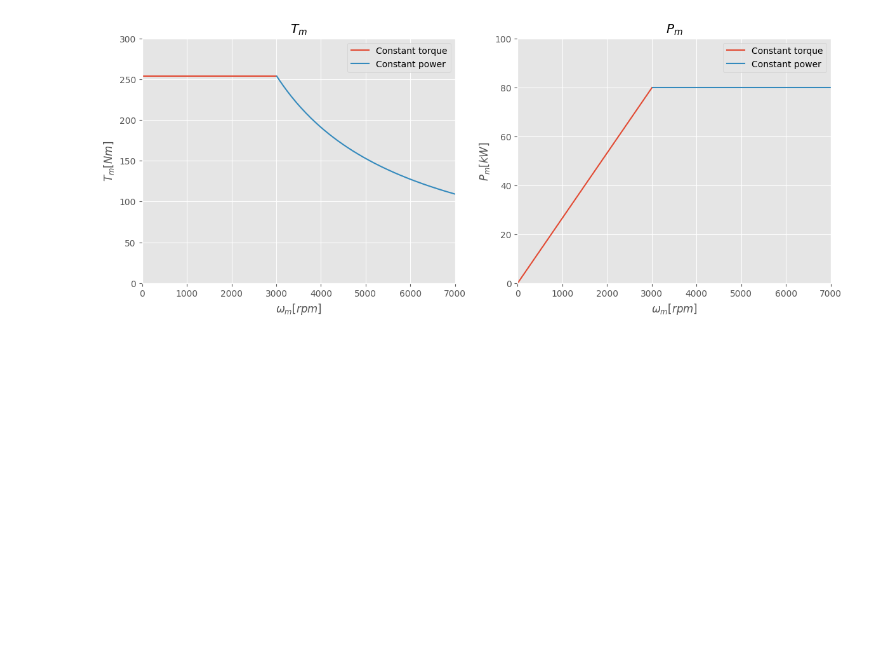
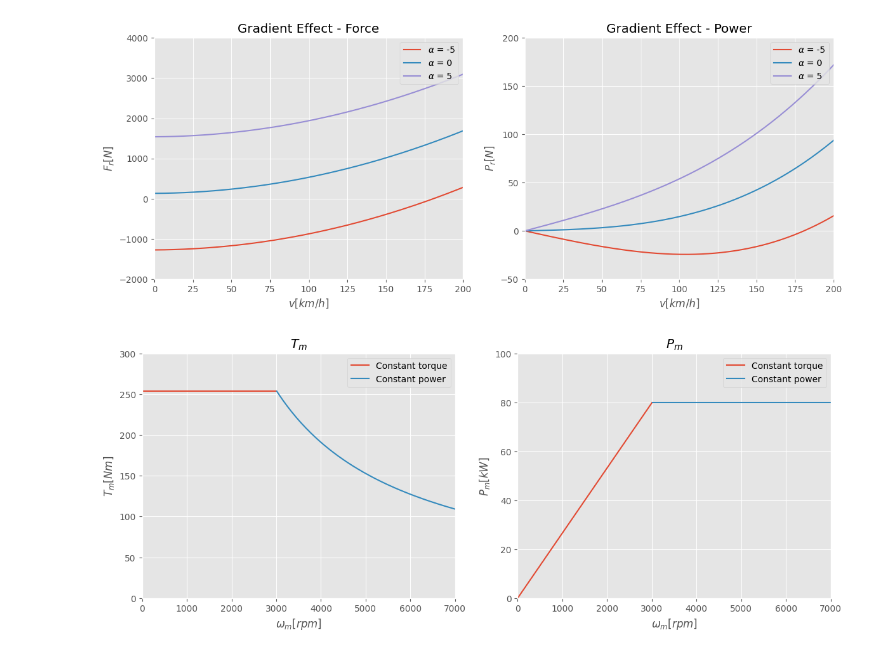
Before and after one commit to daavila1/055164-dynamics-labs, a Jupyter notebook: lab01.ipynb, the cells around one changed output. Saved outputs shown, nothing was run; the diff lists cells and outputs as text; code cells hidden in the pictures; blank space fills up the shorter version.

```diff
--- a/lab01.ipynb
+++ b/lab01.ipynb
@@ -124,3 +129,42 @@ plt.show()
+# %%
+# GRADIENT EFFECT
+
+# Define parameters
+alphas = [-5, 0, 5]  # degrees
+v = np.linspace(0, 200, 1000) # [m/s]
+f_r = [gradient_force(alpha, v) for alpha in alphas] # [N]
+p_r = [gradient_power(alpha, v) for alpha in alphas] # [W]
+
+# Plot
+fig, (ax1, ax2) = plt.subplots(1, 2, figsize=(14, 5))
+
+ax1.plot(v * 3.6, f_r[0], label=r'$\alpha$ = -5')
+ax1.plot(v * 3.6, f_r[1], label=r'$\alpha$ = 0')
+ax1.plot(v * 3.6, f_r[2], label=r'$\alpha$ = 5')
+ax1.set(
+    title = 'Gradient Effect - Force',
+    xlabel = r'$v  [km/h]$',
+    ylabel = r'$F_r [N]$',
+    xlim = (0, 200),
+    ylim = (-2000, 4000),
+)
+ax1.legend(loc='upper right')
+
+ax2.plot(v * 3.6, p_r[0] / 1000, label=r'$\alpha$ = -5')
+ax2.plot(v * 3.6, p_r[1] / 1000, label=r'$\alpha$ = 0')
+ax2.plot(v * 3.6, p_r[2] / 1000, label=r'$\alpha$ = 5')
+ax2.set(
+    title = 'Gradient Effect - Power',
+    xlabel = r'$v  [km/h]$',
+    ylabel = r'$P_r [N]$',
+    xlim = (0, 200),
+    ylim = (-50, 200),
+)
+ax2.legend(loc='upper right')
+
+plt.show()
+# %% [output]
+[figure, added]
 # %%
 # Motor characteristic curve
 
```
Also changed, not shown: parts of 13 cells of this notebook.
